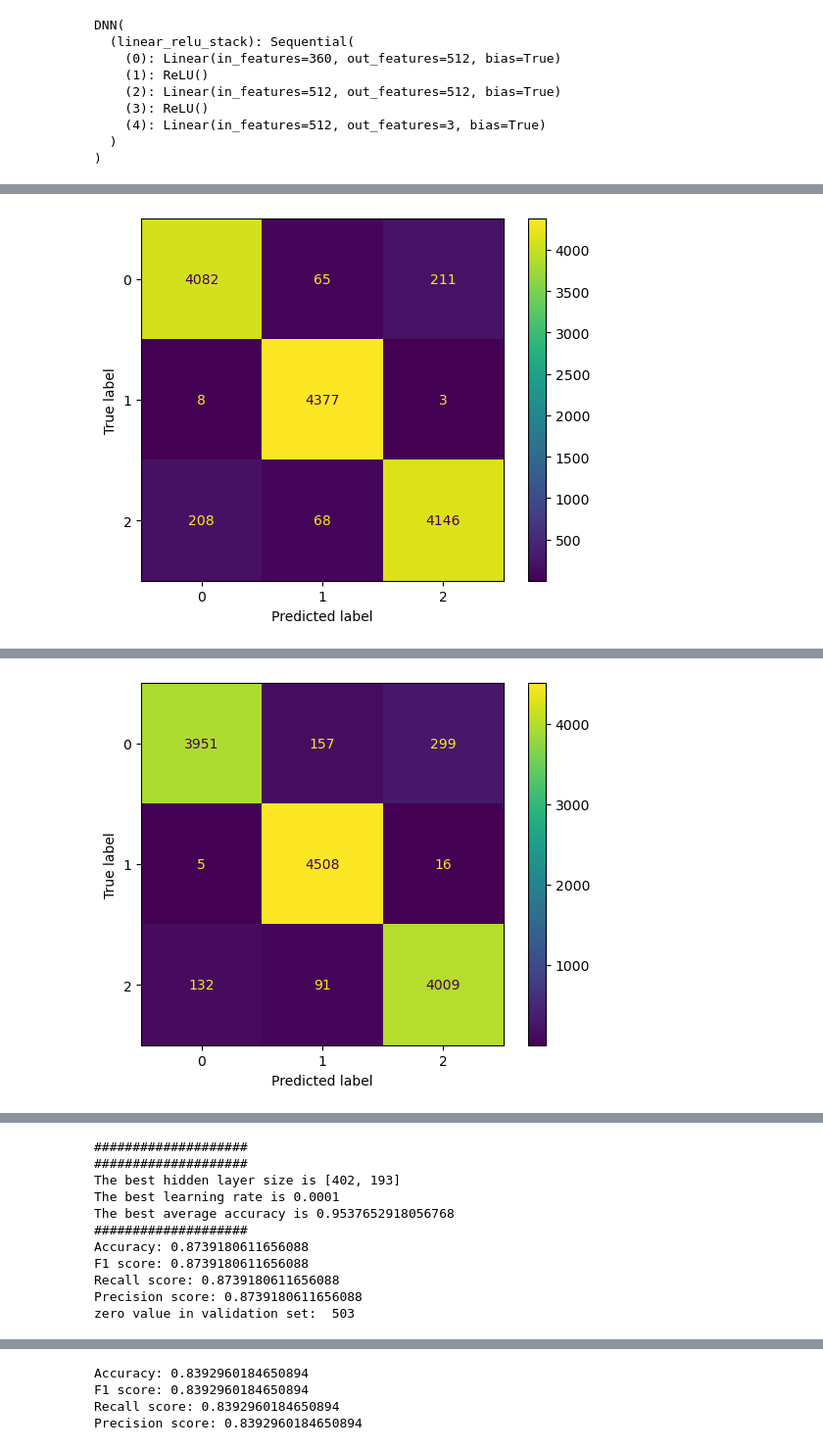
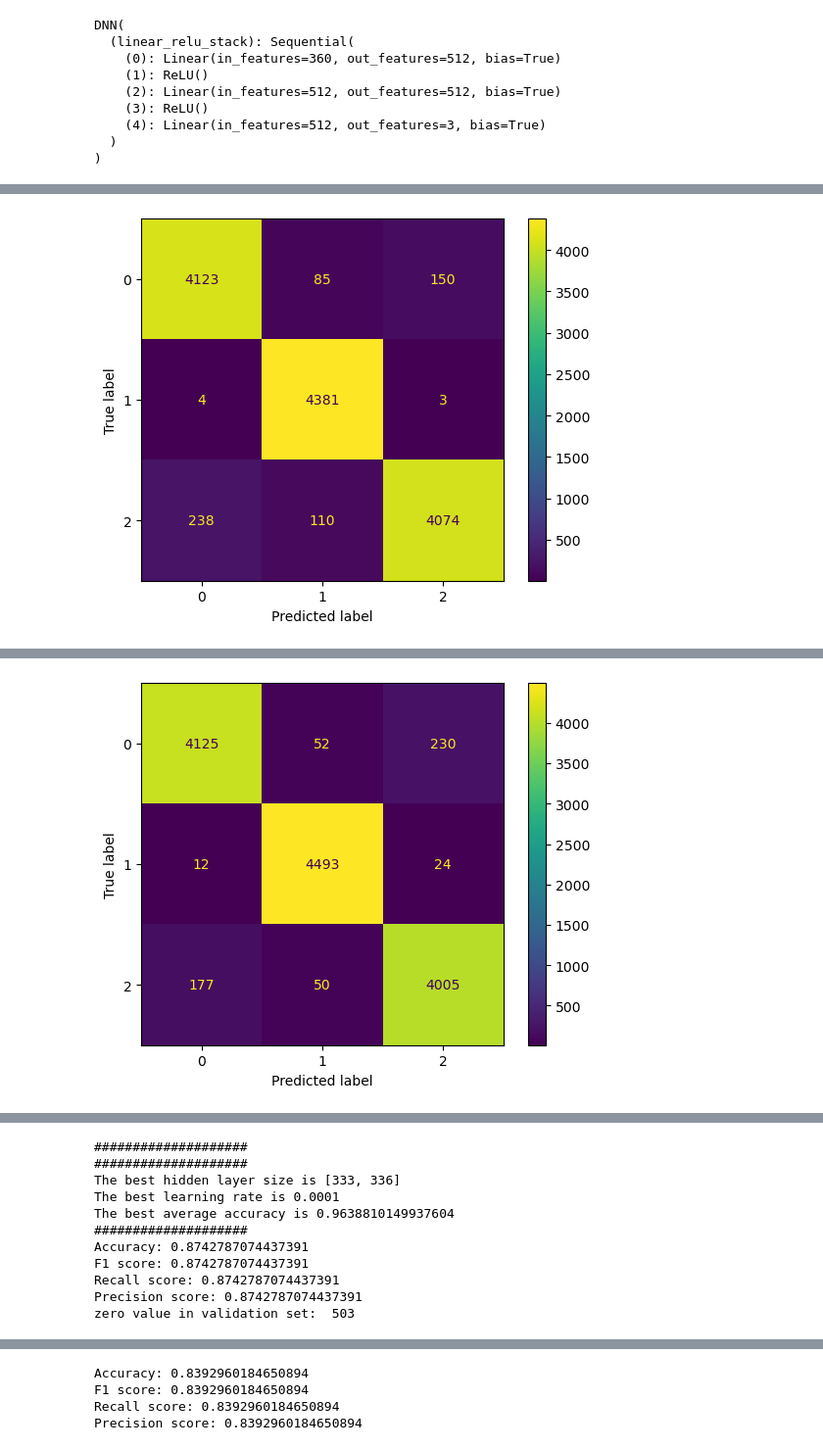
Before and after one commit to Hong-01/EE4C12-Epileptic-Seizure-Detection-using-EEG, a Jupyter notebook: SZD.ipynb, the cells around one changed output, grey strips where cells are left out. Shown at 98% size. Drawn from its saved outputs; the diff is of its cells as text; code cells hidden in the pictures.

```diff
--- a/SZD.ipynb
+++ b/SZD.ipynb
@@ -492,7 +500,7 @@ def test(dataloader, model, loss_fn):
 # %%
 # Define loss function and optimizer
 loss_fn = nn.CrossEntropyLoss() # CrossEntropyLoss for multi-classification
-optimizer = torch.optim.Adam(model.parameters(),weight_decay=0.006) # Adam optimizer for normal training
+optimizer = torch.optim.Adam(model.parameters(),weight_decay=0.005) # Adam optimizer for normal training
 optimizer_rs = torch.optim.Adam(model_rs.parameters(),weight_decay=0.005)   # Adam optimizer for random search
 # %%
 # K-fold cross validation for DNN
@@ -665,10 +673,10 @@ zero value in validation set:  503
 # %%
 # Random search for DNN
-min_width=60
-max_width=600
+min_width=256
+max_width=640
 min_depth=1
-max_depth=5
-hidden_layer_number=15
+max_depth=6
+hidden_layer_number=18
 
 param_dist = {"hidden_sizes": [[randint(min_width,max_width).rvs() for i in range(randint(min_depth, max_depth).rvs())] for j in range(hidden_layer_number)],
                 "alpha": [0.0001, 0.001, 0.01], # L2 regularization
@@ -879,7 +887,7 @@ Precision score: 0.9572448359659781
 one value in validation set:  4422
 zero value in validation set:  4388
 negative one value in validation set:  4358
-[figure, old version]
+[figure, new version]
 ####################
 ####################
 Fold 3
@@ -897,7 +905,7 @@ Precision score: 0.9468408262454435
 one value in validation set:  4232
 zero value in validation set:  4529
 negative one value in validation set:  4407
-[figure, old version]
+[figure, new version]
 ####################
 ####################
 Fold 4
@@ -936,13 +944,13 @@ negative one value in validation set:  4444
 [figure]
 ####################
 ####################
-The best hidden layer size is [402, 193]
+The best hidden layer size is [333, 336]
 The best learning rate is 0.0001
-The best average accuracy is 0.9537652918056768
+The best average accuracy is 0.9638810149937604
 ####################
-Accuracy: 0.8739180611656088
-F1 score: 0.8739180611656088
-Recall score: 0.8739180611656088
-Precision score: 0.8739180611656088
+Accuracy: 0.8742787074437391
+F1 score: 0.8742787074437391
+Recall score: 0.8742787074437391
+Precision score: 0.8742787074437391
 zero value in validation set:  503
 [figure]
```
Also changed, not shown: parts of 15 cells of this notebook.
